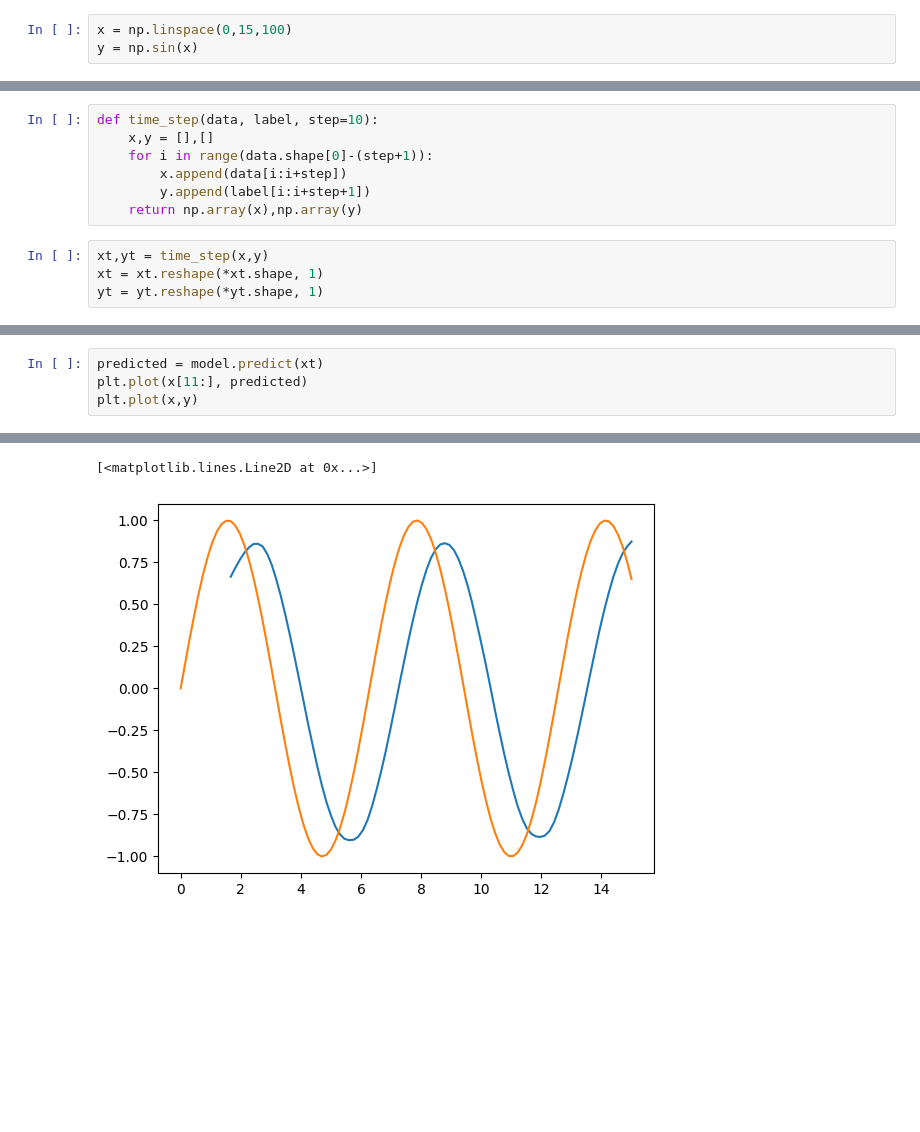
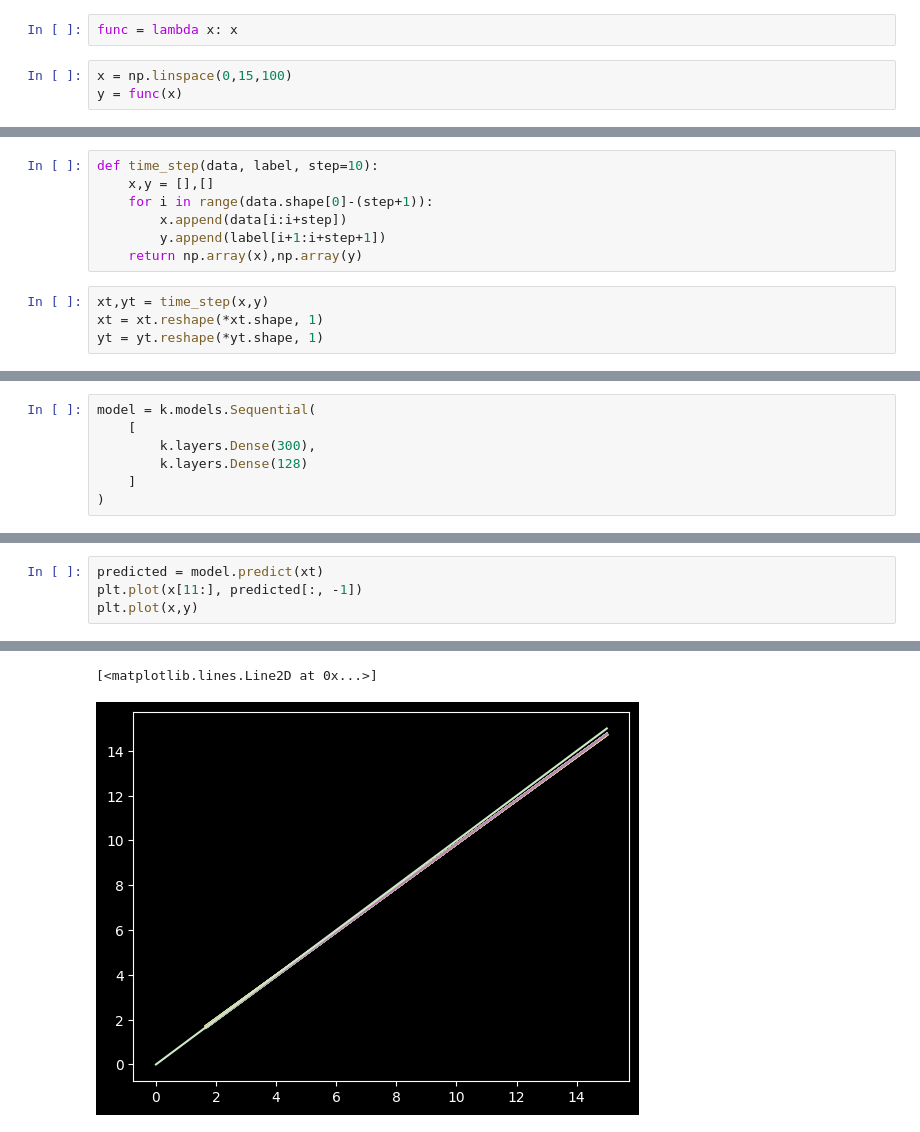
Before and after one commit to DDDavides/MLProj, a Jupyter notebook: prove.ipynb, the cells around one changed output, grey strips where cells are left out. Saved outputs shown, nothing was run; the diff lists cells and outputs as text; blank space fills up the shorter version.

```diff
--- a/prove.ipynb
+++ b/prove.ipynb
@@ -6,9 +6,11 @@ import tensorflow as tf
 import pandas as pd
 import numpy as np
 import matplotlib.pyplot as plt
+# %%
+func = lambda x: x
 # %%
 x = np.linspace(0,15,100)
-y = np.sin(x)
+y = func(x)
 # %%
 plt.plot(x,y)
 # %% [output]
@@ -19,7 +21,7 @@ def time_step(data, label, step=10):
     x,y = [],[]
     for i in range(data.shape[0]-(step+1)):
         x.append(data[i:i+step])
-        y.append(label[i:i+step+1])
+        y.append(label[i+1:i+step+1])
     return np.array(x),np.array(y)
 # %%
 xt,yt = time_step(x,y)
@@ -39,3 +30,10 @@ model = k.models.Sequential(
+# %%
+model = k.models.Sequential(
+    [
+        k.layers.Dense(300),
+        k.layers.Dense(128)
+    ]
+)
 # %%
 model.compile(
     loss='mse',
@@ -74,5 +83,5 @@ ValueError: in user code:
 # %%
 predicted = model.predict(xt)
-plt.plot(x[11:], predicted)
+plt.plot(x[11:], predicted[:, -1])
 plt.plot(x,y)
 # %% [output]
@@ -82,3 +90,3 @@ plt.plot(x,y)
 [<matplotlib.lines.Line2D at 0x...>]
-[figure, old version]
+[figure, new version]
 # %%
```
Also changed, not shown: parts of 6 cells of this notebook, 4 other files.
